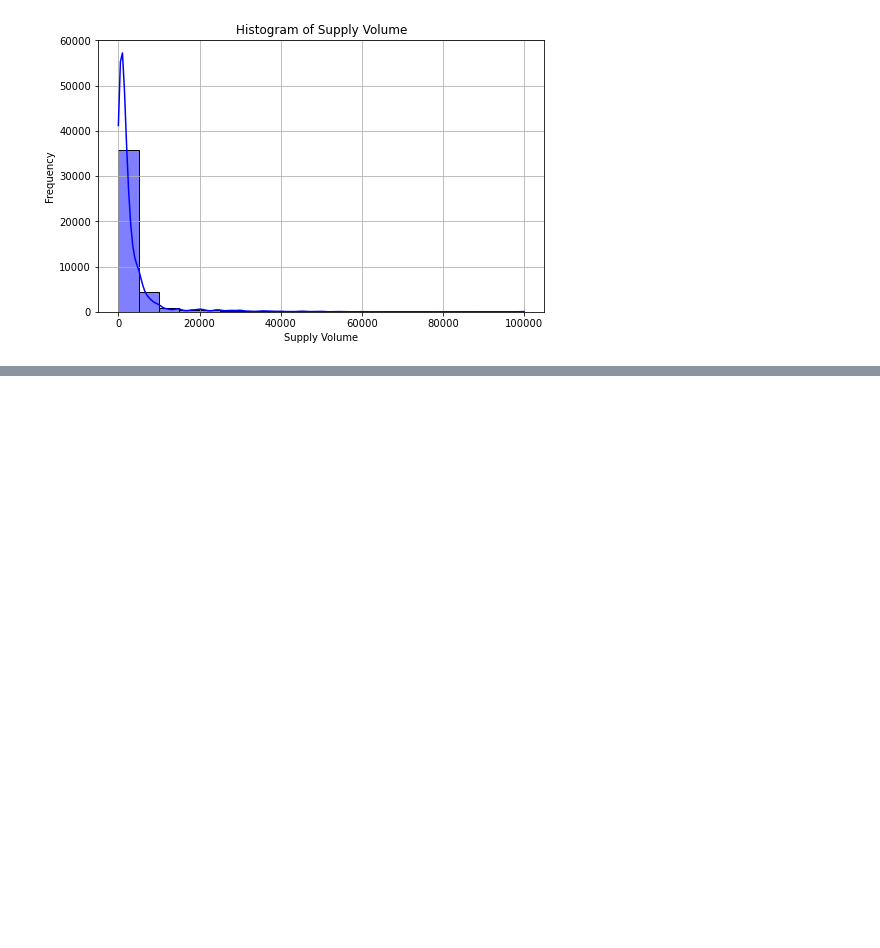
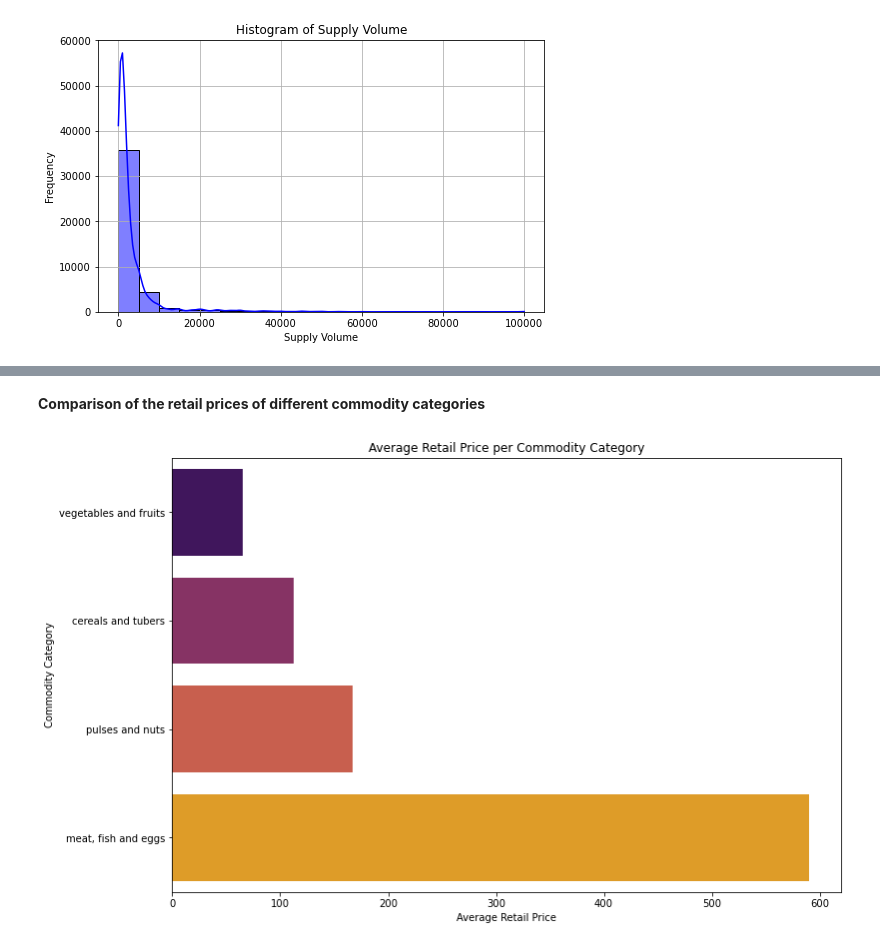
Before and after one commit to Victor-Mufasa/Agricultural-Commodity-Price-Forecasting, a Jupyter notebook: notebook/graham.ipynb, the cells around one changed output, grey strips where cells are left out. Saved outputs shown, nothing was run; the diff lists cells and outputs as text; code cells hidden in the pictures; blank space fills up the shorter version.

```diff
--- a/notebook/graham.ipynb
+++ b/notebook/graham.ipynb
@@ -354,0 +417,15 @@ plot_histogram(combined_data, 'Supply Volume')
+# %% [markdown]
+**Comparison of the retail prices of different commodity categories**
+# %%
+# Calculate the average retail price per category
+category_avg_price = combined_data.groupby('Category')['Retail'].mean().sort_values()
+
+# Plot the average retail price per category
+plt.figure(figsize=(12, 8))
+sns.barplot(x=category_avg_price.values, y=category_avg_price.index, palette='inferno')
+plt.title('Average Retail Price per Commodity Category')
+plt.xlabel('Average Retail Price')
+plt.ylabel('Commodity Category')
+plt.show()
+# %% [output]
+[figure, added]
```
Also changed, not shown: parts of 12 cells of this notebook.
